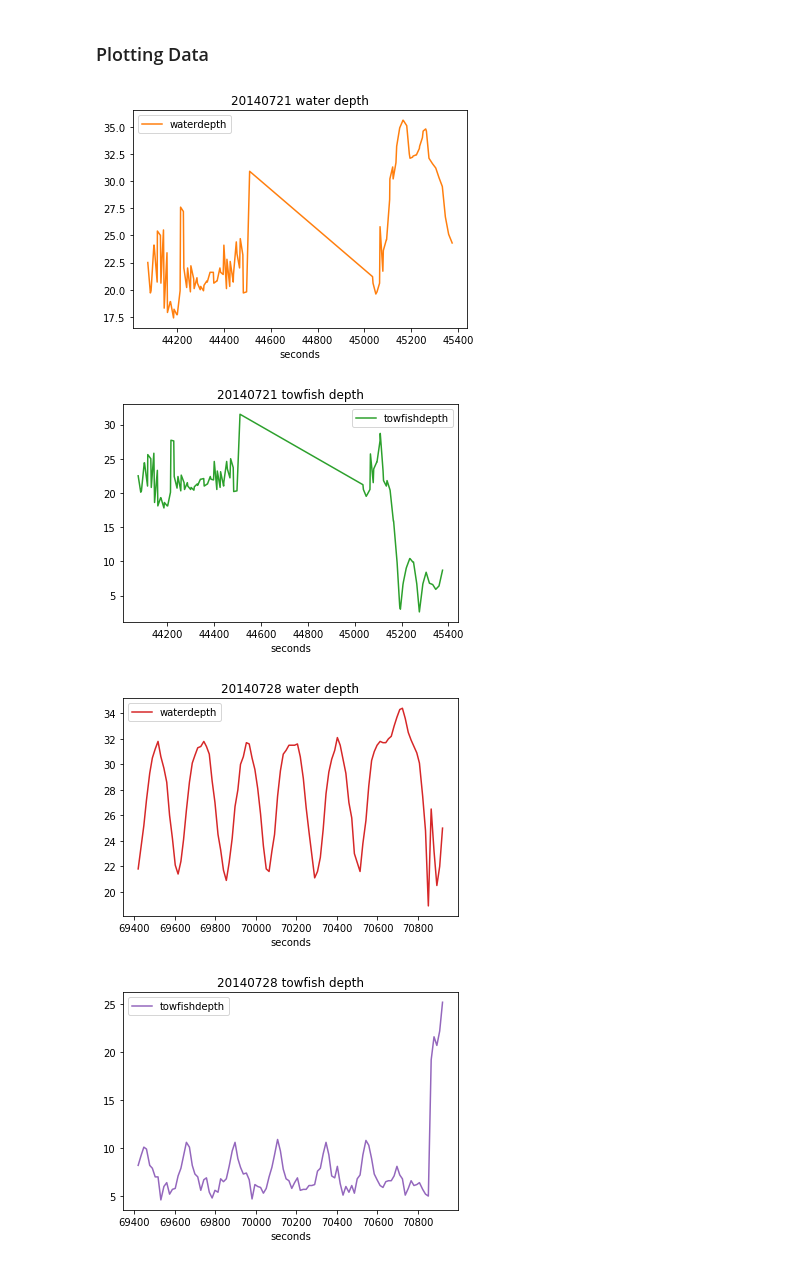
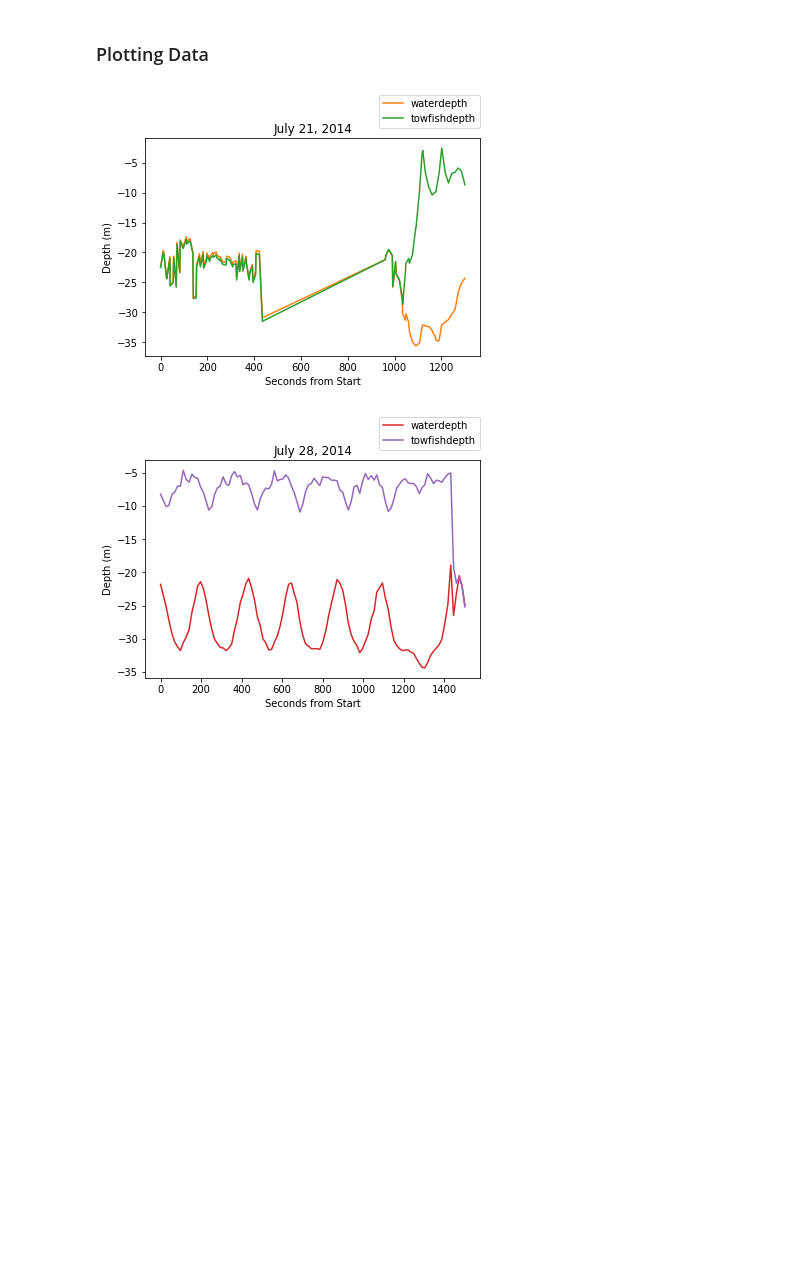
Before and after one commit to shruthikmusukula/DiDAP, a Jupyter notebook: notebooks/DIDAP Visualizer.ipynb, the cells around one changed output. Saved outputs shown, nothing was run; the diff lists cells and outputs as text; code cells hidden in the pictures; blank space fills up the shorter version.

```diff
--- a/notebooks/DIDAP Visualizer.ipynb
+++ b/notebooks/DIDAP Visualizer.ipynb
@@ -75,23 +82,43 @@ def get_color():
     return colors[i]
 # %%
 # fix formats and data types as needed
+fullTable_df['datestamp'] = pd.to_datetime(fullTable_df['datestamp'], format="%Y%m%d")
 fullTable_df['navtime'] = pd.to_datetime(fullTable_df['navtime'], format="%H:%M:%S")
 fullTable_df['time'] = pd.to_datetime(fullTable_df['datestamp'], format="%Y%m%d")
 fullTable_df['seconds'] = pd.to_datetime(fullTable_df['navtime'], format="%H:%M:%S").apply(lambda d: get_seconds(d.hour, d.minute, d.second))
 
 # sort values by ascending time
 fullTable_df = fullTable_df.sort_values('seconds')
-# splits dataframe into smaller dataframes by date
-group_df = fullTable_df.groupby('datestamp')
+
+# splits dataframe into smaller dataframes if there are large gaps in times
+fullTable_df['sort_id'] = np.nan
+y = 0
+last = -1
+for s in fullTable_df.index:
+    if last != -1:
+        if (np.abs(last - fullTable_df.loc[s].seconds) > 1000):
+            y += 1
+    last = fullTable_df.loc[s].seconds
+    fullTable_df.at[s, "sort_id"] = y
+
+group_df = fullTable_df.groupby('sort_id')
 # %% [markdown]
 ### Plotting Data
-# %%
-# plot water depth and towfish depth over time, separated by date
-for d, df in group_df:
-    df.plot(x='seconds', y='waterdepth', c=get_color(), title=str(d) + " water depth")
-    df.plot(x='seconds', y='towfishdepth', c=get_color(), title=str(d) + " towfish depth")
-# %% [output]
-[figure, removed]
-[figure, removed]
-[figure, removed]
-[figure, removed]
+# %%
+# plot water depth and towfish depth over time, separated by date
+for d, df in group_df:
+    sec = (np.min(df['seconds']))
+    dfc = df.copy()
+    dfc = dfc.sort_values("seconds")
+    # change time to be from start of mission
+    dfc.loc[:,"seconds"] = dfc.loc[:,"seconds"].apply(lambda x: (x - sec))
+    plt.plot(dfc['seconds'], -dfc['waterdepth'], c=get_color())
+    plt.plot(dfc['seconds'], -dfc['towfishdepth'], c=get_color())
+    plt.legend(bbox_to_anchor=(1, 1.2), loc="upper right", borderaxespad=0)
+    plt.title(df.datestamp[df.index[0]].strftime('%B %d, %Y'))
+    plt.xlabel("Seconds from Start")
+    plt.ylabel("Depth (m)")
+    plt.show()
+# %% [output]
+[figure, added]
+[figure, added]
```
Also changed, not shown: parts of 6 cells of this notebook.
